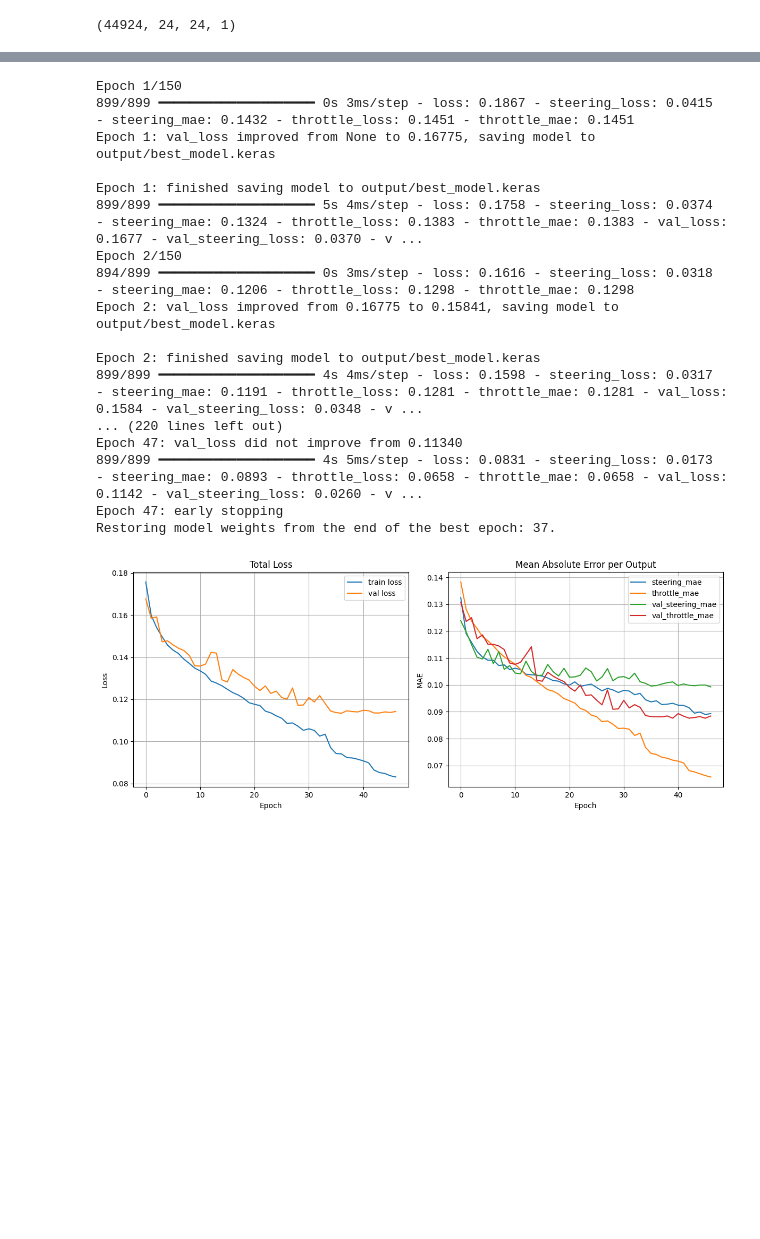
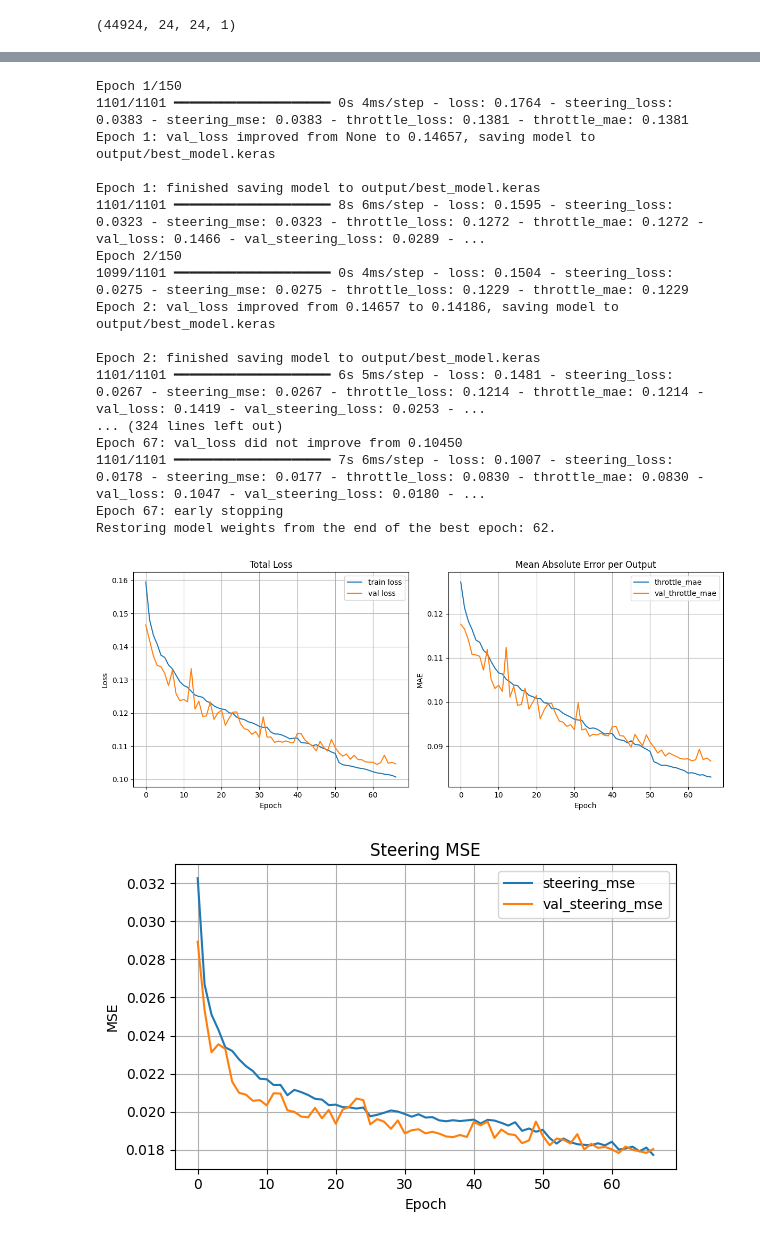
Before and after one commit to regularpooria/tinynav_cnn, a Jupyter notebook: big_boy_that_works.ipynb, the cells around one changed output, grey strips where cells are left out. Cells and saved outputs as stored; diff of their text form; code cells hidden in the pictures; blank space fills up the shorter version.

```diff
--- a/big_boy_that_works.ipynb
+++ b/big_boy_that_works.ipynb
@@ -138,9 +143,9 @@ Y min/max: [-1. -1.] [1. 1.]
 from sklearn.model_selection import train_test_split
 
 # First split: train (80%) and temp (20%)
-X_train, X_temp, y_train, y_temp = train_test_split(
+X_train, X_test, y_train, y_test = train_test_split(
     X, Y,
-    test_size=0.2,
+    test_size=0.4,
     random_state=42,
-    shuffle=True
+    shuffle=False
 )
@@ -306,12 +305,11 @@ Model: "functional_1"
 # %%
 from tensorflow.keras.callbacks import EarlyStopping, ReduceLROnPlateau, ModelCheckpoint, TensorBoard
 import datetime
-
 # Create callbacks
 callbacks = [
     EarlyStopping(
         monitor='val_loss',
-        patience=10,
+        patience=5,
         restore_best_weights=True,
         verbose=1
     ),
@@ -342,66 +340,75 @@ history = model.fit(
         "throttle": y_train[:, 1]    # Second column: throttle
     },
     validation_data=(
-        X_temp,
+        X_test,
         {
-            "steering": y_temp[:, 0],
-            "throttle": y_temp[:, 1]
+            "steering": y_test[:, 0],
+            "throttle": y_test[:, 1]
         }
     ),
     epochs=150,
     batch_size=16,
-    callbacks=callbacks
+    callbacks=callbacks,
 )
 # %% [output]
 Epoch 1/150
-899/899 ━━━━━━━━━━━━━━━━━━━━ 0s 3ms/step - loss: 0.1867 - steering_loss: 0.0415 - steering_mae: 0.1432 - throttle_loss: 0.1451 - throttle_mae: 0.1451
-Epoch 1: val_loss improved from None to 0.16775, saving model to output/best_model.keras
+1101/1101 ━━━━━━━━━━━━━━━━━━━━ 0s 4ms/step - loss: 0.1764 - steering_loss: 0.0383 - steering_mse: 0.0383 - throttle_loss: 0.1381 - throttle_mae: 0.1381
+Epoch 1: val_loss improved from None to 0.14657, saving model to output/best_model.keras
 
 Epoch 1: finished saving model to output/best_model.keras
-899/899 ━━━━━━━━━━━━━━━━━━━━ 5s 4ms/step - loss: 0.1758 - steering_loss: 0.0374 - steering_mae: 0.1324 - throttle_loss: 0.1383 - throttle_mae: 0.1383 - val_loss: 0.1677 - val_steering_loss: 0.0370 - v ...
+1101/1101 ━━━━━━━━━━━━━━━━━━━━ 8s 6ms/step - loss: 0.1595 - steering_loss: 0.0323 - steering_mse: 0.0323 - throttle_loss: 0.1272 - throttle_mae: 0.1272 - val_loss: 0.1466 - val_steering_loss: 0.0289 - ...
 Epoch 2/150
-894/899 ━━━━━━━━━━━━━━━━━━━━ 0s 3ms/step - loss: 0.1616 - steering_loss: 0.0318 - steering_mae: 0.1206 - throttle_loss: 0.1298 - throttle_mae: 0.1298
-Epoch 2: val_loss improved from 0.16775 to 0.15841, saving model to output/best_model.keras
+1099/1101 ━━━━━━━━━━━━━━━━━━━━ 0s 4ms/step - loss: 0.1504 - steering_loss: 0.0275 - steering_mse: 0.0275 - throttle_loss: 0.1229 - throttle_mae: 0.1229
+Epoch 2: val_loss improved from 0.14657 to 0.14186, saving model to output/best_model.keras
 
 Epoch 2: finished saving model to output/best_model.keras
-899/899 ━━━━━━━━━━━━━━━━━━━━ 4s 4ms/step - loss: 0.1598 - steering_loss: 0.0317 - steering_mae: 0.1191 - throttle_loss: 0.1281 - throttle_mae: 0.1281 - val_loss: 0.1584 - val_steering_loss: 0.0348 - v ...
-... (220 lines left out)
-Epoch 47: val_loss did not improve from 0.11340
-899/899 ━━━━━━━━━━━━━━━━━━━━ 4s 5ms/step - loss: 0.0831 - steering_loss: 0.0173 - steering_mae: 0.0893 - throttle_loss: 0.0658 - throttle_mae: 0.0658 - val_loss: 0.1142 - val_steering_loss: 0.0260 - v ...
-Epoch 47: early stopping
-Restoring model weights from the end of the best epoch: 37.
+1101/1101 ━━━━━━━━━━━━━━━━━━━━ 6s 5ms/step - loss: 0.1481 - steering_loss: 0.0267 - steering_mse: 0.0267 - throttle_loss: 0.1214 - throttle_mae: 0.1214 - val_loss: 0.1419 - val_steering_loss: 0.0253 - ...
+... (324 lines left out)
+Epoch 67: val_loss did not improve from 0.10450
+1101/1101 ━━━━━━━━━━━━━━━━━━━━ 7s 6ms/step - loss: 0.1007 - steering_loss: 0.0178 - steering_mse: 0.0177 - throttle_loss: 0.0830 - throttle_mae: 0.0830 - val_loss: 0.1047 - val_steering_loss: 0.0180 - ...
+Epoch 67: early stopping
+Restoring model weights from the end of the best epoch: 62.
 # %%
-import matplotlib.pyplot as plt
-
 def plot_learning_curves(history):
     # ---- Total Loss ----
     plt.figure(figsize=(12, 5))
-
     plt.subplot(1, 2, 1)
     plt.plot(history.history["loss"], label="train loss")
     plt.plot(history.history["val_loss"], label="val loss")
     plt.xlabel("Epoch")
     plt.ylabel("Loss")
     plt.title("Total Loss")
     plt.legend()
     plt.grid(True)
-    6,
+
     # ---- Output-wise MAE ----
     plt.subplot(1, 2, 2)
-
     for key in history.history.keys():
         if "mae" in key:
             plt.plot(history.history[key], label=key)
-
     plt.xlabel("Epoch")
     plt.ylabel("MAE")
     plt.title("Mean Absolute Error per Output")
     plt.legend()
     plt.grid(True)
 
     plt.tight_layout()
     plt.show()
 
+    # ---- Steering MSE ----
+    plt.figure(figsize=(6, 4))
+    for key in history.history.keys():
+        if "mse" in key:
+            plt.plot(history.history[key], label=key)
+    plt.xlabel("Epoch")
+    plt.ylabel("MSE")
+    plt.title("Steering MSE")
+    plt.legend()
+    plt.grid(True)
+    plt.tight_layout()
+    plt.show()
+
 plot_learning_curves(history)
 # %% [output]
-[figure, old version]
+[figure, new version]
+[figure, added]
```
Also changed, not shown: parts of 15 cells of this notebook, 19 other files.
